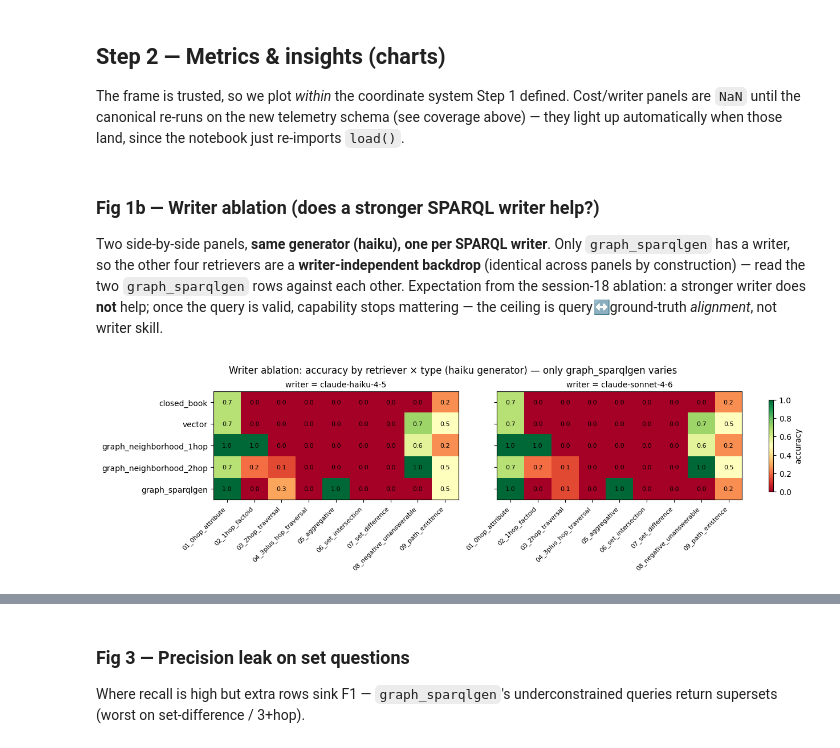
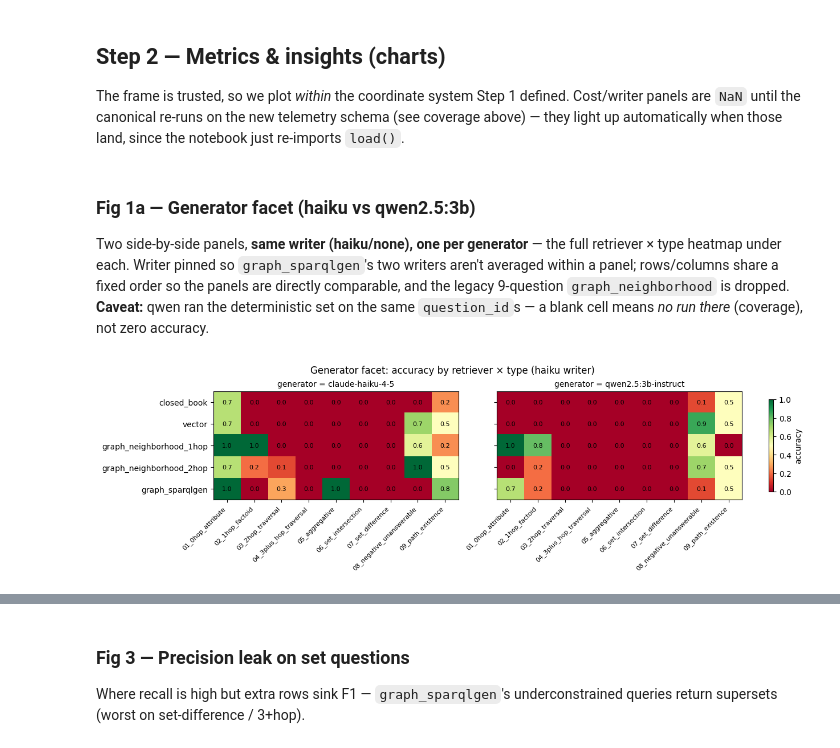
Before and after one commit to joseph-higaki/biomedical-rag-bench, a Jupyter notebook: analysis/explore.ipynb, the cells around one changed output, grey strips where cells are left out. Saved outputs shown, nothing was run; the diff lists cells and outputs as text; code cells hidden in the pictures.

```diff
--- a/analysis/explore.ipynb
+++ b/analysis/explore.ipynb
@@ -254,58 +254,57 @@ import matplotlib.pyplot as plt
 canon = df[(df["generator_model_family"] == "claude-haiku-4-5")
            & (df["writer_model_family"].isna() | (df["writer_model_family"] == "claude-haiku-4-5"))]
 # %% [markdown]
-### Fig 1b — Writer ablation (does a stronger SPARQL writer help?)
+### Fig 1a — Generator facet (haiku vs qwen2.5:3b)
 
-Two side-by-side panels, **same generator (haiku), one per SPARQL writer**. Only `graph_sparqlgen`
-has a writer, so the other four retrievers are a **writer-independent backdrop** (identical across
-panels by construction) — read the two `graph_sparqlgen` rows against each other. Expectation from
-the session-18 ablation: a stronger writer does **not** help; once the query is valid, capability
-stops mattering — the ceiling is query↔ground-truth *alignment*, not writer skill.
+Two side-by-side panels, **same writer (haiku/none), one per generator** — the full retriever × type
+heatmap under each. Writer pinned so `graph_sparqlgen`'s two writers aren't averaged within a panel;
+rows/columns share a fixed order so the panels are directly comparable, and the legacy 9-question
+`graph_neighborhood` is dropped. **Caveat:** qwen ran the deterministic set on the same
+`question_id`s — a blank cell means *no run there* (coverage), not zero accuracy.
 # %%
-# Shared faceting helpers (used by Fig 1b and 1c). _heatmap = imshow + per-cell text on a shared
+# Shared faceting helpers (used by Fig 1a and Fig 1b). _heatmap = imshow + per-cell text on a shared
 # RdYlGn 0–1 scale so every panel is directly comparable; _facet lays panels SIDE BY SIDE with one
 # shared colorbar and y-labels only on the leftmost panel.
 def _heatmap(ax, piv, title):
     im = ax.imshow(piv.values, cmap="RdYlGn", vmin=0, vmax=1, aspect="auto")
     ax.set_xticks(range(len(piv.columns))); ax.set_xticklabels(piv.columns, rotation=45, ha="right", fontsize=8)
     ax.set_yticks(range(len(piv.index))); ax.set_yticklabels(piv.index)
     for i in range(piv.shape[0]):
         for j in range(piv.shape[1]):
             v = piv.values[i, j]
             if pd.notna(v):
                 ax.text(j, i, f"{v:.1f}", ha="center", va="center", fontsize=8)
     ax.set_title(title, fontsize=10)
     return im
 
 def _facet(panels, suptitle):
     fig, axes = plt.subplots(1, len(panels), figsize=(6.2 * len(panels), 3.7), squeeze=False, layout="constrained")
     im = None
     for k, (ax, (label, piv)) in enumerate(zip(axes[0], panels)):
         im = _heatmap(ax, piv, label)
         if k > 0:
             ax.set_yticklabels([])  # rows shared across panels; label once
     fig.colorbar(im, ax=axes.ravel().tolist(), label="accuracy", shrink=0.85)
     fig.suptitle(suptitle, fontsize=12)
     return fig
 
 # Canonical surface for both facets: haiku generator, deterministic types, fixed row/col order.
 RETR_ORDER = ["closed_book", "vector", "graph_neighborhood_1hop", "graph_neighborhood_2hop", "graph_sparqlgen"]
 det = df[(df["generator_model_family"] == "claude-haiku-4-5") & (df["scoring"] != "semantic")]
 TYPE_ORDER = sorted(det["type_id"].unique())
 
-def _piv(frame):
-    return (frame.pivot_table(index="retriever", columns="type_id", values="passed", aggfunc="mean")
-                 .reindex(index=RETR_ORDER, columns=TYPE_ORDER))
-
-# Writer facet: one panel per SPARQL writer. Only graph_sparqlgen has a writer, so the other four
-# retrievers are a writer-independent BACKDROP (identical across panels by construction); just the
-# graph_sparqlgen row changes. Read the two graph_sparqlgen rows against each other.
-backdrop = det[(det["retriever"] != "graph_sparqlgen") & det["writer_model_family"].isna()]
-writers = ["claude-haiku-4-5", "claude-sonnet-4-6"]
-wpanels = [(f"writer = {w}",
-            _piv(pd.concat([backdrop, det[(det["retriever"] == "graph_sparqlgen") & (det["writer_model_family"] == w)]])))
-           for w in writers]
-_facet(wpanels, "Writer ablation: accuracy by retriever × type (haiku generator) — only graph_sparqlgen varies");
+# Generator facet: one panel per generator (writer pinned to haiku/NaN so sparqlgen's two writers
+# aren't averaged). The legacy 9-question graph_neighborhood is dropped by the reindex. Blank cell =
+# no run there (coverage), not zero — qwen ran deterministic.
+det_all = df[(df["scoring"] != "semantic")
+             & (df["writer_model_family"].isna() | (df["writer_model_family"] == "claude-haiku-4-5"))]
+gens = sorted(det_all["generator_model_family"].dropna().unique())
+gpanels = [(f"generator = {g}",
+            det_all[det_all["generator_model_family"] == g]
+            .pivot_table(index="retriever", columns="type_id", values="passed", aggfunc="mean")
+            .reindex(index=RETR_ORDER, columns=TYPE_ORDER))
+           for g in gens]
+_facet(gpanels, "Generator facet: accuracy by retriever × type (haiku writer)");
 # %% [output]
-[figure, old version]
+[figure, new version]
 # %% [markdown]
```
Also changed, not shown: parts of 10 cells of this notebook, 8 other files.
